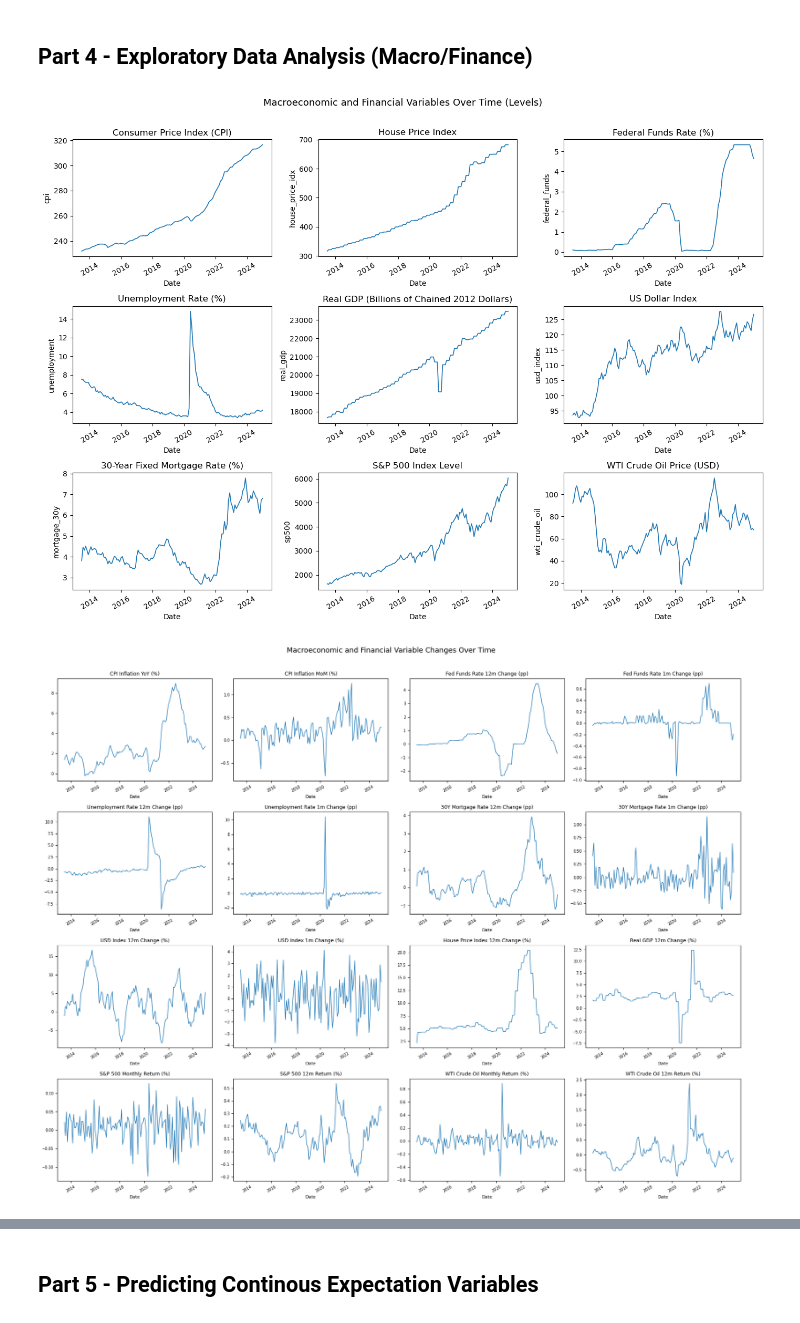
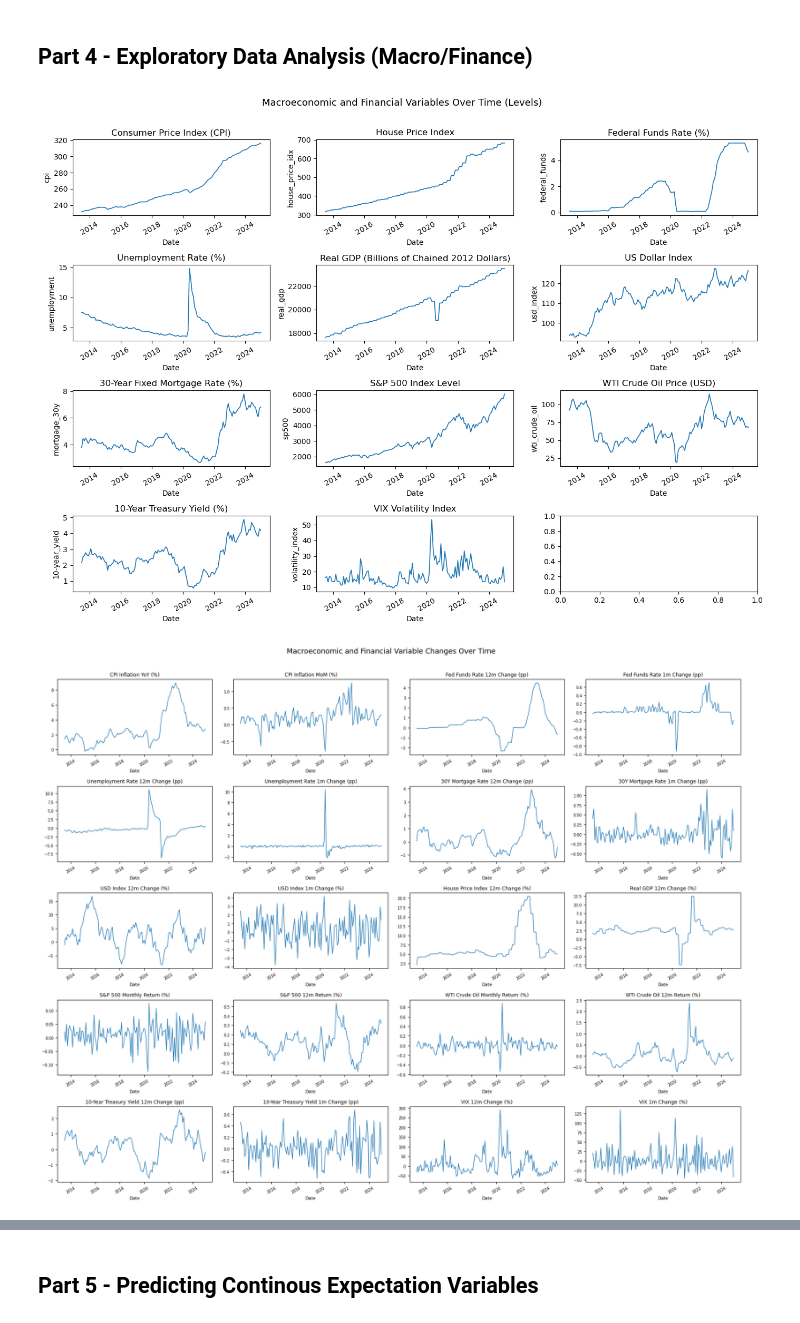
Before and after one commit to MHS17-NHH/FIE463-V26, a Jupyter notebook: data/solution.ipynb, the cells around one changed output, grey strips where cells are left out. Drawn from its saved outputs; the diff is of its cells as text; code cells hidden in the pictures.

```diff
--- a/data/solution.ipynb
+++ b/data/solution.ipynb
@@ -224,13 +225,15 @@ yahoo_all = pd.concat(yahoo_m, axis=1)
 # pct: price/index series — changes as % growth rates
 # diff: series already in % terms — changes as percentage-point differences
 FRED_CONFIG = {
-    "cpi":             ("CPIAUCSL.csv",     False, "pct"),
-    "house_price_idx": ("USSTHPI.csv",      True,  "pct"),
-    "federal_funds":   ("FEDFUNDS.csv",     False, "diff"),
-    "unemployment":    ("UNRATE.csv",       False, "diff"),
-    "real_gdp":        ("GDPC1.csv",        True,  "pct"),
-    "usd_index":       ("DTWEXBGS.csv",     False, "pct"),
-    "mortgage_30y":    ("MORTGAGE30US.csv", False, "diff"),
+    "cpi":              ("CPIAUCSL.csv",     False, "pct"),
+    "house_price_idx":  ("USSTHPI.csv",      True,  "pct"),
+    "federal_funds":    ("FEDFUNDS.csv",     False, "diff"),
+    "unemployment":     ("UNRATE.csv",       False, "diff"),
+    "real_gdp":         ("GDPC1.csv",        True,  "pct"),
+    "usd_index":        ("DTWEXBGS.csv",     False, "pct"),
+    "mortgage_30y":     ("MORTGAGE30US.csv", False, "diff"),
+    "10-year_yield":    ("DGS10.csv",        False, "diff"),
+    "volatility_index": ("VIXCLS.csv",       False, "pct"),
 }
 
 macro_m = {}
@@ -433,11 +436,13 @@ macro_vars = [
     ('usd_index', 'US Dollar Index'),
     ('mortgage_30y', '30-Year Fixed Mortgage Rate (%)'),
     ('sp500', 'S&P 500 Index Level'),
-    ('wti_crude_oil', 'WTI Crude Oil Price (USD)')
+    ('wti_crude_oil', 'WTI Crude Oil Price (USD)'),
+    ('10-year_yield', '10-Year Treasury Yield (%)'),
+    ('volatility_index', 'VIX Volatility Index'),
 ]
 
 # Initialize a 3x3 grid of subplots for the macro/finance variables
-fig, axes = plt.subplots(3, 3, figsize=(14, 10))
+fig, axes = plt.subplots(4, 3, figsize=(14, 10))
 
 # Loop through the macro and finance variables and plot each one in a separate subplot
 for ax, (col, title) in zip(axes.flat, macro_vars):
@@ -451,42 +456,46 @@ fig.suptitle('Macroeconomic and Financial Variables Over Time (Levels)', fontsiz
 
 _ = plt.tight_layout()
 # %% [output]
-[figure, old version]
+[figure, new version]
 # %%
 # Step 2 - Plot macro/finance variables in relative/absolute changes over time
 macro_vars_changes = [
     ('cpi_chg12m',             'CPI Inflation YoY (%)'),
     ('cpi_chg1m',              'CPI Inflation MoM (%)'),
     ('federal_funds_chg12m',   'Fed Funds Rate 12m Change (pp)'),
     ('federal_funds_chg1m',    'Fed Funds Rate 1m Change (pp)'),
     ('unemployment_chg12m',    'Unemployment Rate 12m Change (pp)'),
     ('unemployment_chg1m',     'Unemployment Rate 1m Change (pp)'),
     ('mortgage_30y_chg12m',    '30Y Mortgage Rate 12m Change (pp)'),
     ('mortgage_30y_chg1m',     '30Y Mortgage Rate 1m Change (pp)'),
     ('usd_index_chg12m',       'USD Index 12m Change (%)'),
     ('usd_index_chg1m',        'USD Index 1m Change (%)'),
     ('house_price_idx_chg12m', 'House Price Index 12m Change (%)'),
     ('real_gdp_chg12m',        'Real GDP 12m Change (%)'),
     ('sp500_ret',              'S&P 500 Monthly Return (%)'),
     ('sp500_ret_12m',          'S&P 500 12m Return (%)'),
     ('wti_crude_oil_ret',      'WTI Crude Oil Monthly Return (%)'),
     ('wti_crude_oil_ret_12m',  'WTI Crude Oil 12m Return (%)'),
+    ('10-year_yield_chg12m',   '10-Year Treasury Yield 12m Change (pp)'),
+    ('10-year_yield_chg1m',    '10-Year Treasury Yield 1m Change (pp)'),
+    ('volatility_index_chg12m', 'VIX 12m Change (%)'),
+    ('volatility_index_chg1m',  'VIX 1m Change (%)'),
 ]
 
-fig, axes = plt.subplots(4, 4, figsize=(18, 14))
+fig, axes = plt.subplots(5, 4, figsize=(18, 14))
 
 for ax, (col, title) in zip(axes.flat, macro_vars_changes):
     ax.plot(macro_all.index, macro_all[col], linewidth=1.0)
     ax.set_title(title, fontsize=9)
     ax.set_xlabel('Date', fontsize=8)
     ax.tick_params(axis='x', rotation=30, labelsize=7)
     ax.tick_params(axis='y', labelsize=7)
 
 fig.suptitle('Macroeconomic and Financial Variable Changes Over Time', fontsize=13, y=1.01)
 
 _ = plt.tight_layout()
 # %% [output]
-[figure, old version]
+[figure, new version]
 # %%
 # Step 3 - Correlation between macro/finance variables and expectations variables
 MACRO_COLS = [c for c in sce_data.columns if c not in
```
Also changed, not shown: parts of 5 cells of this notebook, 2 other files.
